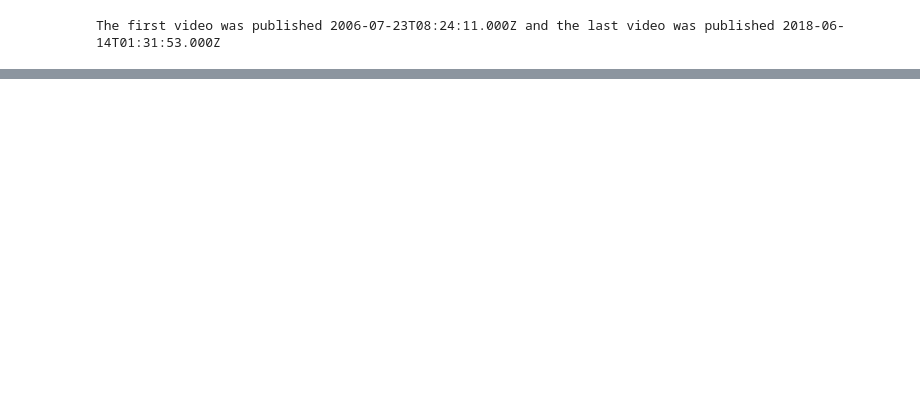
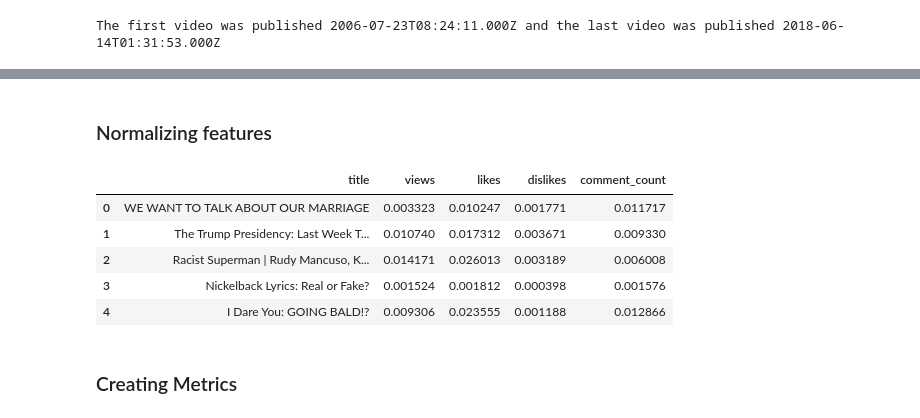
Before and after one commit to ChuckBowers/info-300-final, a Jupyter notebook: final_data_analysis.ipynb, the cells around one changed output, grey strips where cells are left out. Saved outputs shown, nothing was run; the diff lists cells and outputs as text; code cells hidden in the pictures; blank space fills up the shorter version.

Commit message:
Add more data preprocessing and some basic metrics

```diff
--- a/final_data_analysis.ipynb
+++ b/final_data_analysis.ipynb
@@ -66,0 +47,18 @@ winter = [entry[1] for entry in df.iterrows() if entry[1]['trending_date'][-2:]
+# %%
+basic_features = ['views', 'likes', 'dislikes', 'comment_count']
+exclude_features = ['thumbnail_link', 'comments_disabled', 'ratings_disabled', 'video_error_or_removed', 'description']
+
+num_records_total = len(df)
+
+# Filter out videos that have comments/ratings disabled or got removed
+# and drop all excluded feature columns
+df = df[(df[exclude_features[1]] == False) &
+        (df[exclude_features[2]] == False) &
+        (df[exclude_features[3]] == False)].drop(columns=exclude_features)
+
+# 696 records filtered. We could have used this intersection of data for further analysis
+# but a sample size of ~700 out of ~41k might be too small to yield interesting findings
+num_records_filtered = num_records_total - len(df)
+
+# Preview
+df.iloc[0:1]
@@ -66,0 +68,24 @@ winter = [entry[1] for entry in df.iterrows() if entry[1]['trending_date'][-2:]
+# %% [markdown]
+### Normalizing features
+# %%
+# Normalize all feature columns
+def normalize(col):
+    largest = col.max()
+    if largest == 0:
+        return col
+    return col / largest
+
+for feature in basic_features:
+    df[feature] = normalize(df[feature])
+
+# Normalized preview
+df[['title'] + basic_features][0:5]
+# %% [output]
+|  | title | views | likes | dislikes | comment_count |
+| 0 | WE WANT TO TALK ABOUT OUR MARRIAGE | 0.003323 | 0.010247 | 0.001771 | 0.011717 |
+| 1 | The Trump Presidency: Last Week T... | 0.010740 | 0.017312 | 0.003671 | 0.009330 |
+| 2 | Racist Superman | Rudy Mancuso, K... | 0.014171 | 0.026013 | 0.003189 | 0.006008 |
+| 3 | Nickelback Lyrics: Real or Fake? | 0.001524 | 0.001812 | 0.000398 | 0.001576 |
+| 4 | I Dare You: GOING BALD!? | 0.009306 | 0.023555 | 0.001188 | 0.012866 |
+# %% [markdown]
+### Creating Metrics
```
Also changed, not shown: parts of 14 cells of this notebook.
